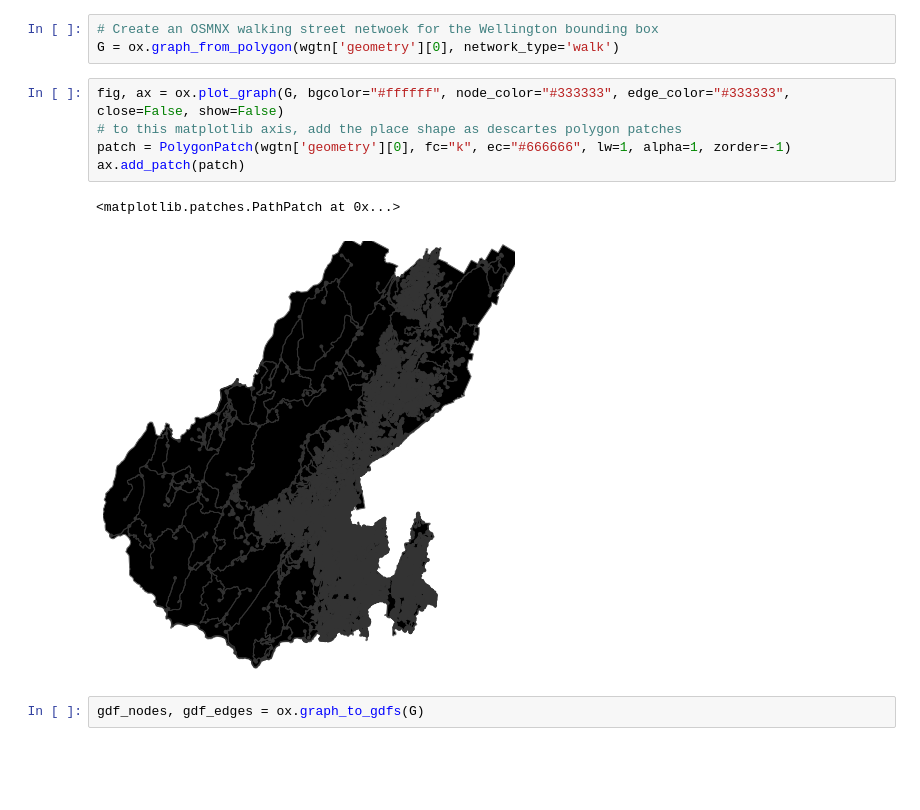
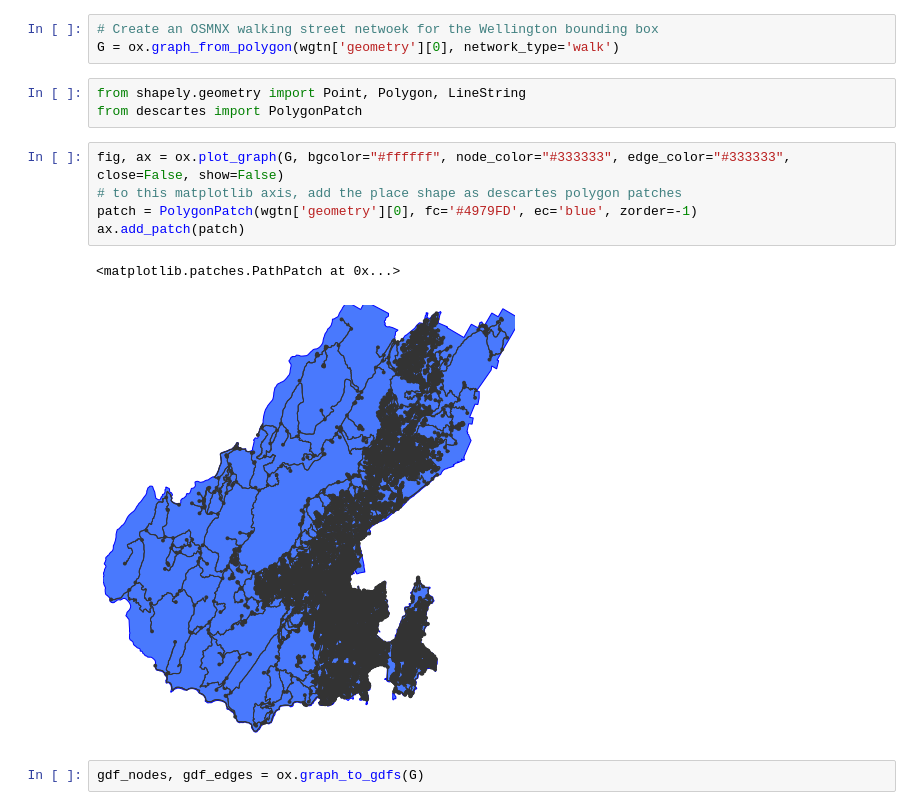
Before and after one commit to shriv/maptime-jul21, a Jupyter notebook: Walking to the park on a computer.ipynb, the cells around one changed output. Drawn from its saved outputs; the diff is of its cells as text; blank space fills up the shorter version.

```diff
--- a/Walking to the park on a computer.ipynb
+++ b/Walking to the park on a computer.ipynb
@@ -180,14 +182,17 @@ wgtn['geometry'][0]
 # %%
 # Create an OSMNX walking street netwoek for the Wellington bounding box
 G = ox.graph_from_polygon(wgtn['geometry'][0], network_type='walk')
+# %%
+from shapely.geometry import Point, Polygon, LineString
+from descartes import PolygonPatch
 # %%
 fig, ax = ox.plot_graph(G, bgcolor="#ffffff", node_color="#333333", edge_color="#333333", close=False, show=False)
 # to this matplotlib axis, add the place shape as descartes polygon patches
-patch = PolygonPatch(wgtn['geometry'][0], fc="k", ec="#666666", lw=1, alpha=1, zorder=-1)
+patch = PolygonPatch(wgtn['geometry'][0], fc='#4979FD', ec='blue', zorder=-1)
 ax.add_patch(patch)
 # %% [output]
 <matplotlib.patches.PathPatch at 0x...>
-[figure, old version]
+[figure, new version]
 # %%
 gdf_nodes, gdf_edges = ox.graph_to_gdfs(G)
 # %% [markdown]
```
Also changed, not shown: parts of 20 cells of this notebook, 1 other file.
